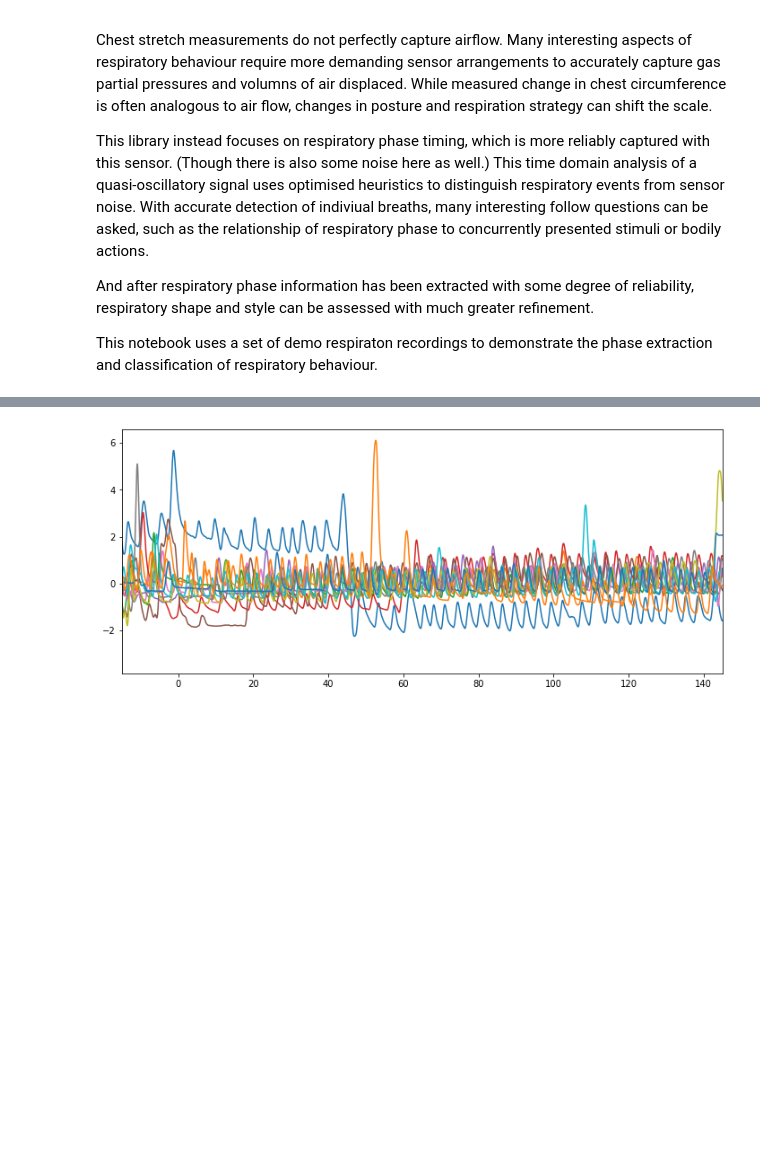
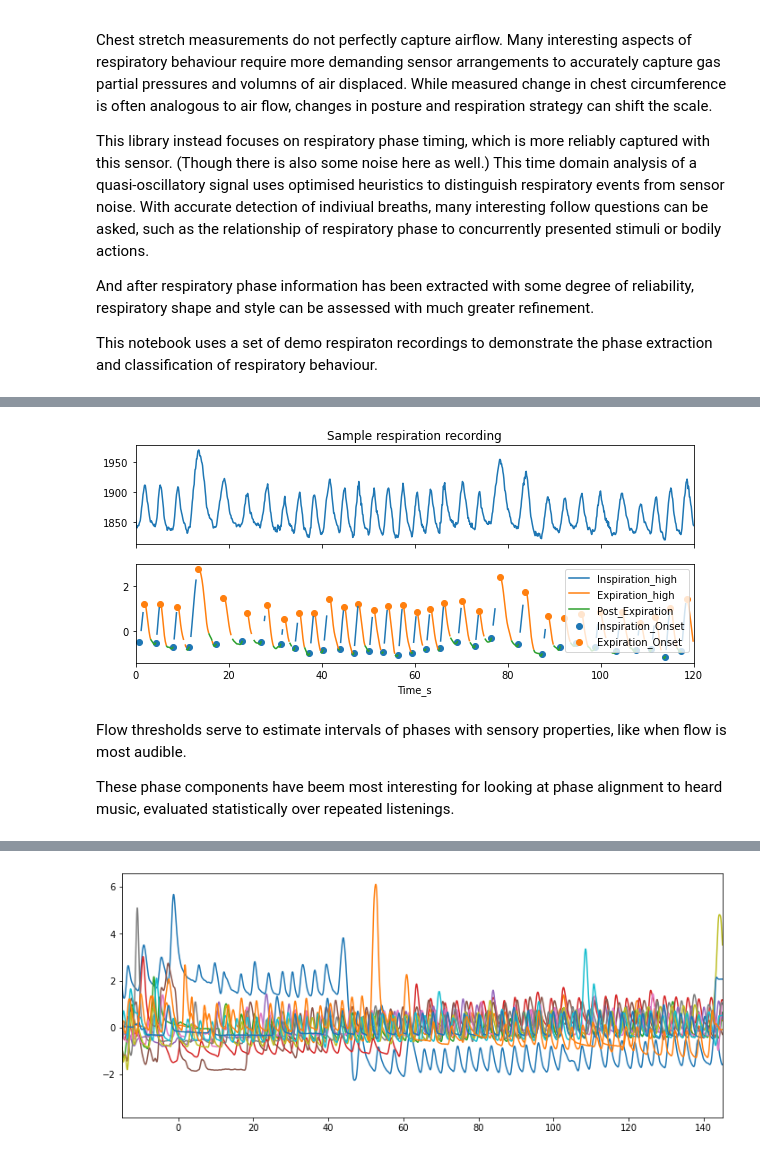
Before and after one commit to finn42/respydemo, a Jupyter notebook: Respy_Intro.ipynb, the cells around one changed output, grey strips where cells are left out. Saved outputs shown, nothing was run; the diff lists cells and outputs as text; code cells hidden in the pictures; blank space fills up the shorter version.

```diff
--- a/Respy_Intro.ipynb
+++ b/Respy_Intro.ipynb
@@ -205,0 +222,5 @@ http://localhost:8888/notebooks/Audience_Resp/Heaphones_Speakers/Jupiter_resp/Re
+# %%
+flow_high=0.5
+flow_low = 0.3
+respPhases = respy.Resp_phases(sig_filt['Speakers'],flow_high, flow_low)
+respPhases
@@ -205,0 +242,26 @@ http://localhost:8888/notebooks/Audience_Resp/Heaphones_Speakers/Jupiter_resp/Re
+# %%
+fig, axs = plt.subplots(2,1, sharex='all',figsize=(10,4))
+ax = axs[0]
+sig.plot(ax=ax)
+plt.xlim([0,sample_dur])
+ax.set_title('Sample respiration recording')
+
+ax = axs[1]
+
+CP = respPhases.loc[respPhases['Inspiration_Onset']==1,'Signal']
+ax.scatter(x = CP.index,y = CP.values,label = 'Inspiration_Onset')
+respPhases['Inspiration_high'].plot(ax=ax)
+CP = respPhases.loc[respPhases['Expiration_Onset']==1,'Signal']
+ax.scatter(x = CP.index,y = CP.values,label = 'Expiration_Onset')
+respPhases['Expiration_high'].plot(ax=ax)
+respPhases['Post_Expiration'].plot(ax=ax)
+
+plt.legend()
+plt.savefig('./plots/phase_components.png')
+plt.show()
+# %% [output]
+[figure, added]
+# %% [markdown]
+Flow thresholds serve to estimate intervals of phases with sensory properties, like when flow is most audible.
+
+These phase components have beem most interesting for looking at phase alignment to heard music, evaluated statistically over repeated listenings.
```
Also changed, not shown: parts of 36 cells of this notebook, 9 other files.
